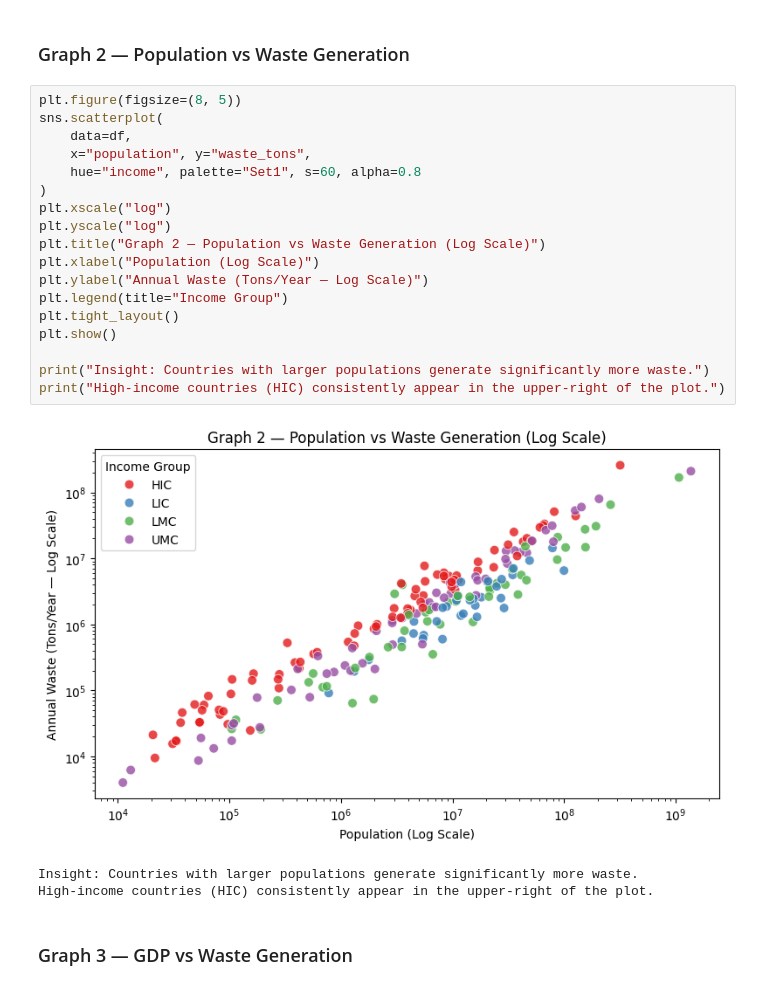
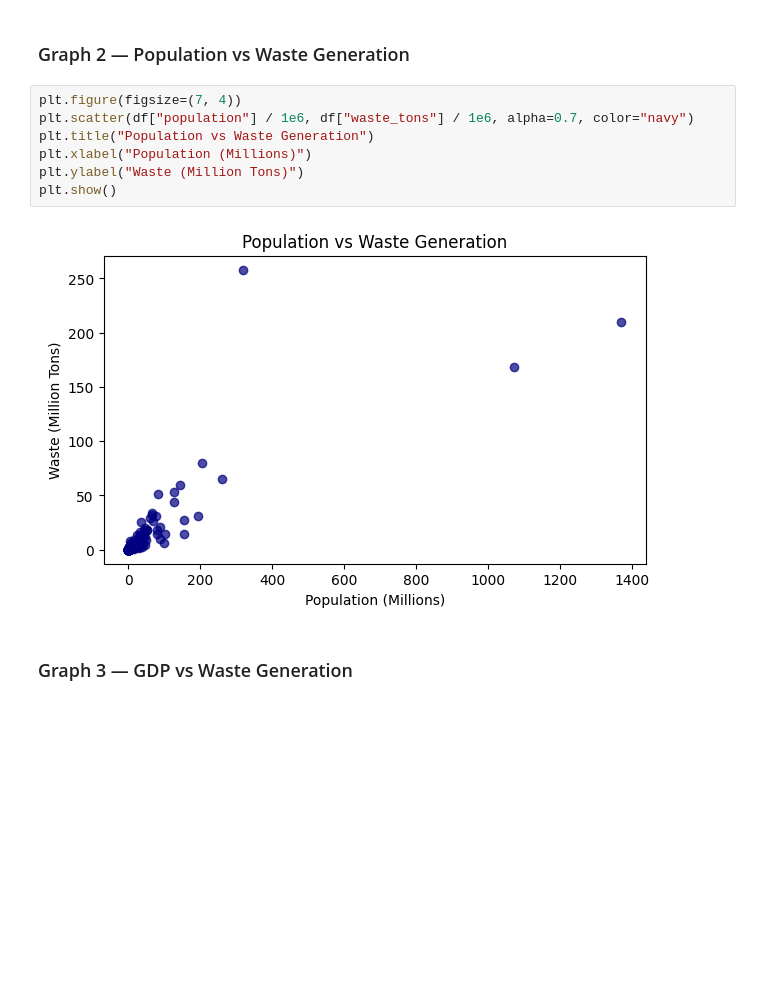
Before and after one commit to sakshi1013-coder/WasteManagement-ML, a Jupyter notebook: Waste_Generation_Analysis.ipynb, the cells around one changed output. Cells and saved outputs as stored; diff of their text form; blank space fills up the shorter version.

```diff
--- a/Waste_Generation_Analysis.ipynb
+++ b/Waste_Generation_Analysis.ipynb
@@ -359,26 +185,13 @@ The log scale shows a more normal bell-shaped distribution.
 # %% [markdown]
 ### Graph 2 — Population vs Waste Generation
-# %%
-plt.figure(figsize=(8, 5))
-sns.scatterplot(
-    data=df,
-    x="population", y="waste_tons",
-    hue="income", palette="Set1", s=60, alpha=0.8
-)
-plt.xscale("log")
-plt.yscale("log")
-plt.title("Graph 2 — Population vs Waste Generation (Log Scale)")
-plt.xlabel("Population (Log Scale)")
-plt.ylabel("Annual Waste (Tons/Year — Log Scale)")
-plt.legend(title="Income Group")
-plt.tight_layout()
-plt.show()
-
-print("Insight: Countries with larger populations generate significantly more waste.")
-print("High-income countries (HIC) consistently appear in the upper-right of the plot.")
-# %% [output]
-[figure, removed]
-Insight: Countries with larger populations generate significantly more waste.
-High-income countries (HIC) consistently appear in the upper-right of the plot.
+# %%
+plt.figure(figsize=(7, 4))
+plt.scatter(df["population"] / 1e6, df["waste_tons"] / 1e6, alpha=0.7, color="navy")
+plt.title("Population vs Waste Generation")
+plt.xlabel("Population (Millions)")
+plt.ylabel("Waste (Million Tons)")
+plt.show()
+# %% [output]
+[figure, added]
 # %% [markdown]
 ### Graph 3 — GDP vs Waste Generation
```
Also changed, not shown: parts of 124 cells of this notebook.
